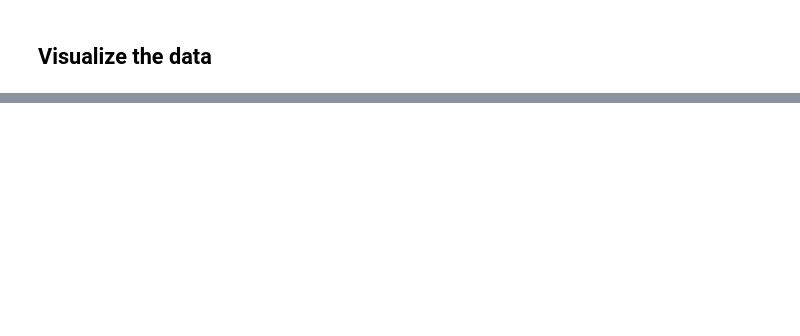
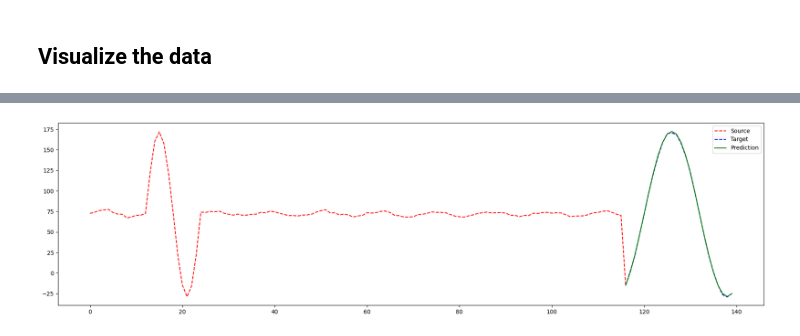
Before and after one commit to FinnAlberts/Transformer_Time_Series, a Jupyter notebook: Transformer_Decoder_nologsparse.ipynb, the cells around one changed output, grey strips where cells are left out. Drawn from its saved outputs; the diff is of its cells as text; code cells hidden in the pictures; blank space fills up the shorter version.

Commit message:
Change dataset

```diff
--- a/Transformer_Decoder_nologsparse.ipynb
+++ b/Transformer_Decoder_nologsparse.ipynb
@@ -291,6 +291,6 @@ def get_attn(model,x,y,attention_masks):
 
         return attn_layer_i
 # %%
-idx_example = 5
+idx_example = 90
 # %%
 attn_layers = get_attn(model,test_dataset[idx_example][0].unsqueeze(0),test_dataset[idx_example][1].unsqueeze(0),test_dataset[idx_example][2])
@@ -319,0 +297,23 @@ plt.show()
+# %%
+plt.figure(figsize=(18,5))
+
+# Correct x-axis definitions
+x_source = np.arange(t0+1)  # 0 to 115
+x_target = np.arange(t0, t0 + 24)  # 116 to 139
+x_pred = np.arange(t0, t0 + 24)
+
+# Correct y values
+source = test_dataset[idx_example][1][:t0+1].numpy()  # 0 to 115
+target = test_dataset[idx_example][1][t0:t0+24].numpy()  # 116 to 139
+pred = predictions[idx_example]  # should be shape (24,)
+
+# Plotting
+plt.plot(x_source, source, 'r--', label='Source')
+plt.plot(x_target, target, 'b--', label='Target')
+plt.plot(x_pred, pred, 'g-', label='Prediction')
+
+plt.legend()
+plt.tight_layout()
+plt.show()
+# %% [output]
+[figure, added]
```
Also changed, not shown: parts of 5 cells of this notebook, 1 other file.
